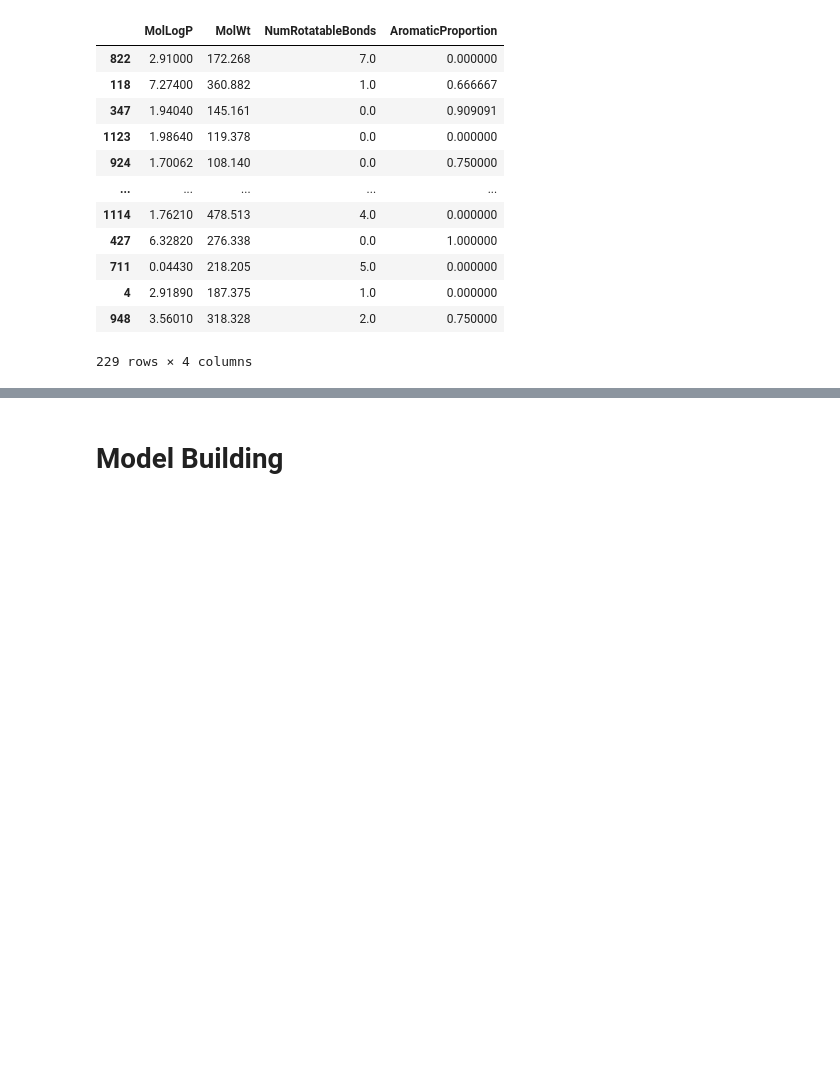
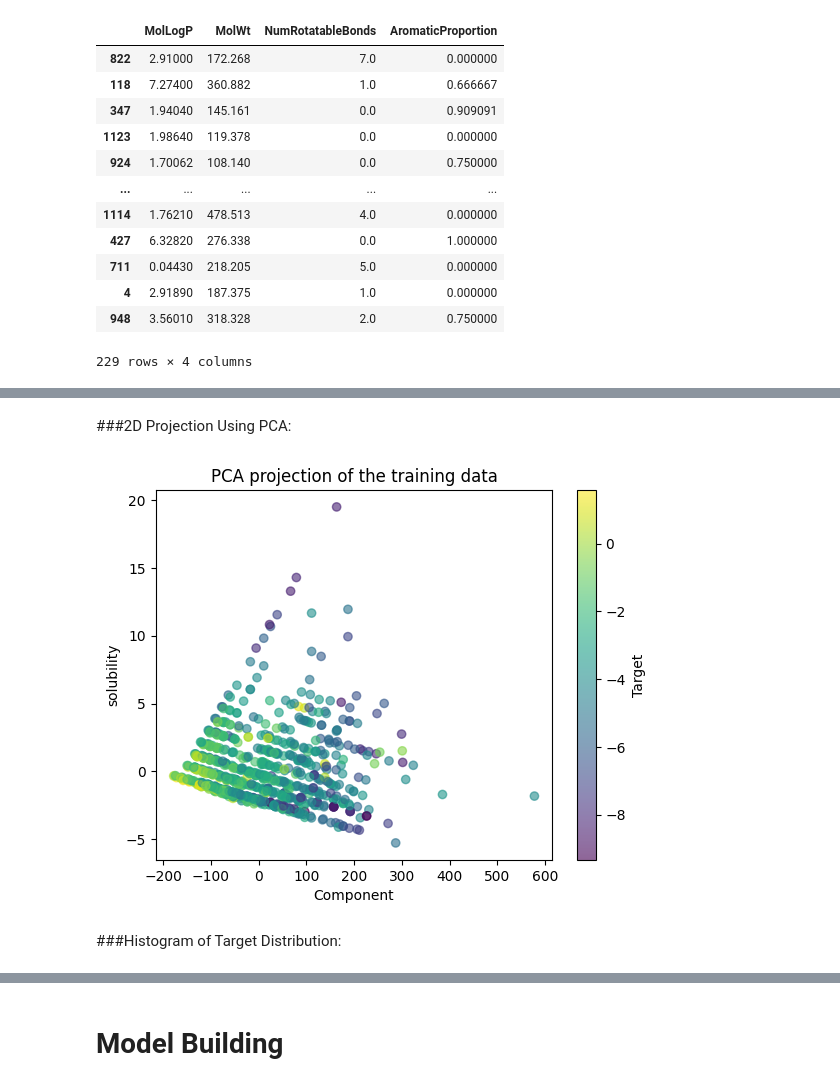
Before and after one commit to Jintophilip-ctl/AILearning, a Jupyter notebook: FIRST_AI.ipynb, the cells around one changed output, grey strips where cells are left out. Cells and saved outputs as stored; diff of their text form; code cells hidden in the pictures; blank space fills up the shorter version.

```diff
--- a/FIRST_AI.ipynb
+++ b/FIRST_AI.ipynb
@@ -104,0 +140,20 @@ X_test
+# %% [markdown]
+###2D Projection Using PCA:
+# %%
+from sklearn.decomposition import PCA
+
+# Apply PCA to reduce to 2D
+pca = PCA(n_components=2)
+X_train_pca = pca.fit_transform(X_train)
+
+# Plot the reduced 2D data
+plt.scatter(X_train_pca[:, 0], X_train_pca[:, 1], c=y_train, cmap='viridis', alpha=0.6)
+plt.title('PCA projection of the training data')
+plt.xlabel('Component')
+plt.ylabel('solubility')
+plt.colorbar(label='Target')
+plt.show()
+# %% [output]
+[figure, added]
+# %% [markdown]
+###Histogram of Target Distribution:
```
Also changed, not shown: parts of 22 cells of this notebook.
